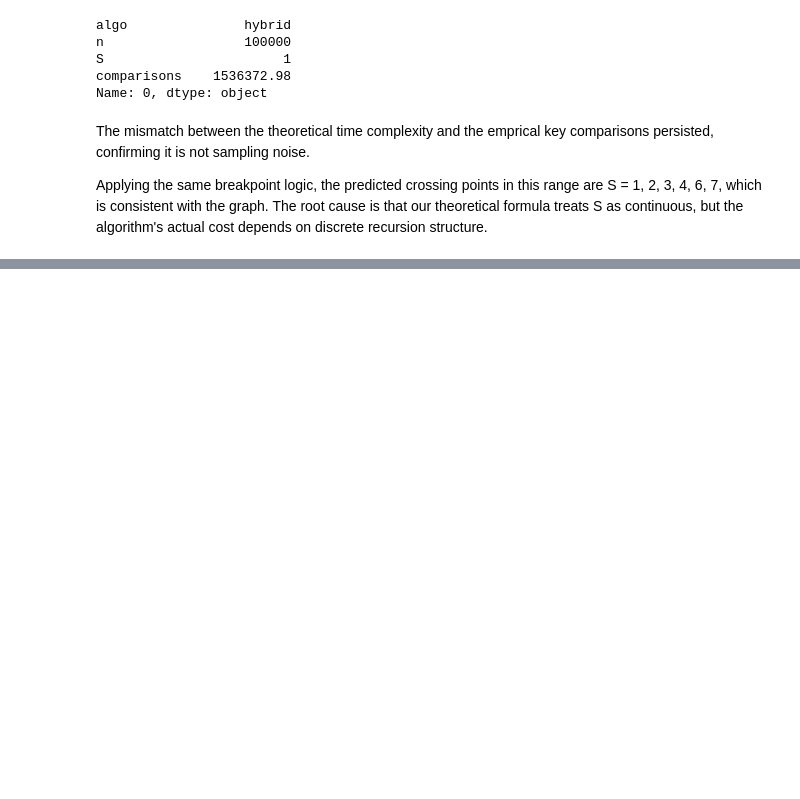
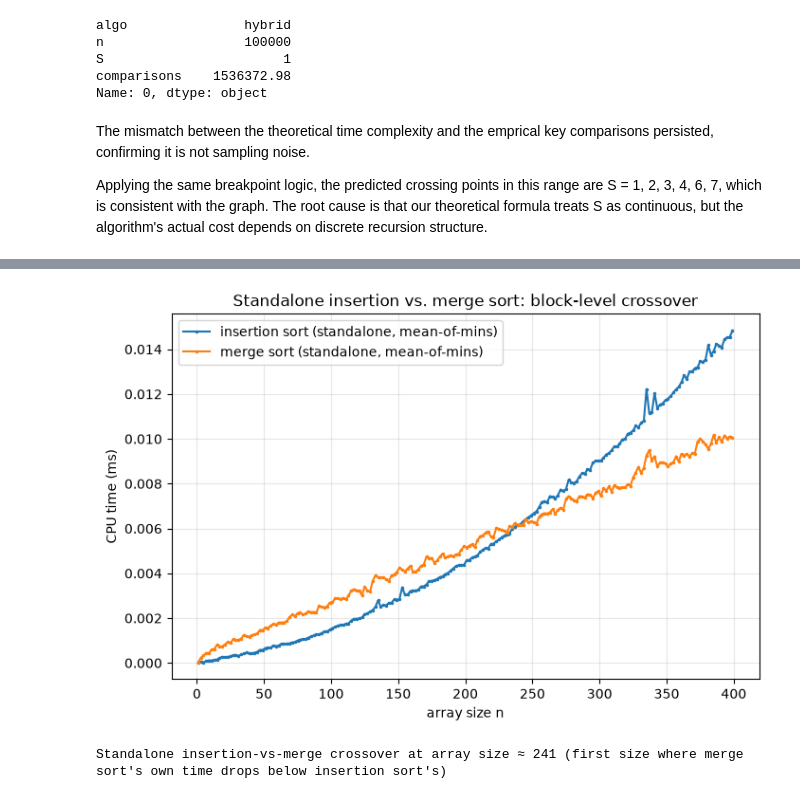
Before and after one commit to wheyy/merge-insertion-hybrid, a Jupyter notebook: analysis.ipynb, the cells around one changed output, grey strips where cells are left out. Cells and saved outputs as stored; diff of their text form; code cells hidden in the pictures; blank space fills up the shorter version.

```diff
--- a/analysis.ipynb
+++ b/analysis.ipynb
@@ -616,0 +608,51 @@ plain merge sort, while the CPU-time-optimal `S` is where the hybrid approach ac
+# %%
+# Stage 0: standalone insertion-sort vs. merge-sort timing, to find the
+# array size at which merge sort's own CPU time overtakes insertion sort's.
+# This gives an evidence-based upper bound for the S search range below,
+# rather than guessing one outright.
+#
+# Note: this sweeps the ARRAY SIZE being sorted directly (n), not the hybrid
+# algorithm's insertion-sort threshold (S) used everywhere else in this
+# notebook -- ins/merge are run standalone here with S fixed at 0. The
+# result, crossover_S, is still named for its downstream use as a candidate
+# bound on the threshold S in the zoom-window cell below.
+#
+# Uses run_robust (mean of per-seed minimums) rather than run_repeated, for
+# the same reason as the rest of (c-iii): a single fixed array only tells us
+# about that one array, and different array sizes/seeds can legitimately
+# take different times to sort -- robust averages across a few distinct
+# random arrays per size while still filtering OS/scheduler noise within
+# each one.
+N_XOVER = np.arange(1, 401, 2)
+N_SEEDS_XOVER = 3
+REPS_PER_SEED_XOVER = 3
+
+rows_xover = []
+for n in N_XOVER:
+    ins_r = run_robust("ins", int(n), 0, seed=1, n_seeds=N_SEEDS_XOVER, reps_per_seed=REPS_PER_SEED_XOVER)
+    mrg_r = run_robust("merge", int(n), 0, seed=1, n_seeds=N_SEEDS_XOVER, reps_per_seed=REPS_PER_SEED_XOVER)
+    rows_xover.append({
+        "n": int(n),
+        "ins_time_ms": ins_r["time_ms_mean_of_mins"],
+        "merge_time_ms": mrg_r["time_ms_mean_of_mins"],
+    })
+
+df_xover = pd.DataFrame(rows_xover)
+
+fig, ax = plt.subplots(figsize=(8, 5))
+ax.plot(df_xover["n"], df_xover["ins_time_ms"], ".-", markersize=3, label="insertion sort (standalone, mean-of-mins)")
+ax.plot(df_xover["n"], df_xover["merge_time_ms"], ".-", markersize=3, label="merge sort (standalone, mean-of-mins)")
+ax.set_xlabel("array size n")
+ax.set_ylabel("CPU time (ms)")
+ax.set_title("Standalone insertion vs. merge sort: block-level crossover")
+ax.legend()
+ax.grid(True, alpha=0.3)
+plt.show()
+
+merge_wins = (df_xover["merge_time_ms"] < df_xover["ins_time_ms"]).to_numpy()
+crossover_S = int(df_xover["n"].iloc[np.argmax(merge_wins)]) if merge_wins.any() else int(N_XOVER.max())
+print(f"Standalone insertion-vs-merge crossover at array size ≈ {crossover_S} "
+      f"(first size where merge sort's own time drops below insertion sort's)")
+# %% [output]
+[figure, added]
+Standalone insertion-vs-merge crossover at array size ≈ 241 (first size where merge sort's own time drops below insertion sort's)
```
Also changed, not shown: parts of 20 cells of this notebook, 4 other files.
